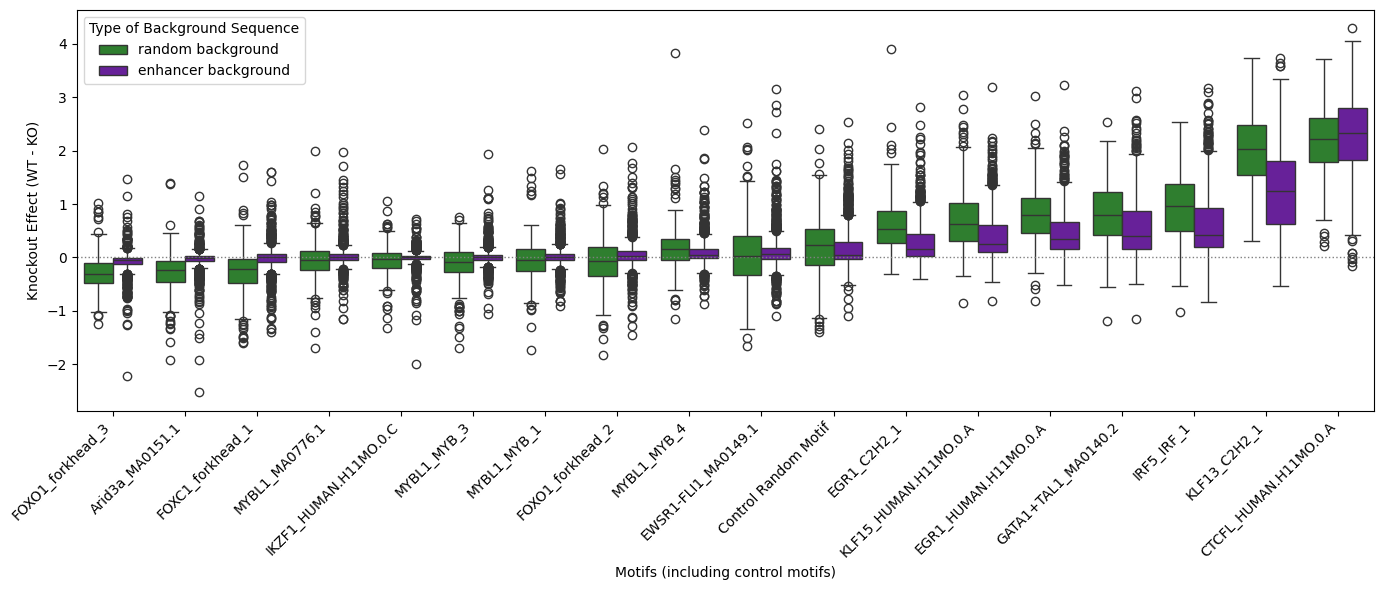
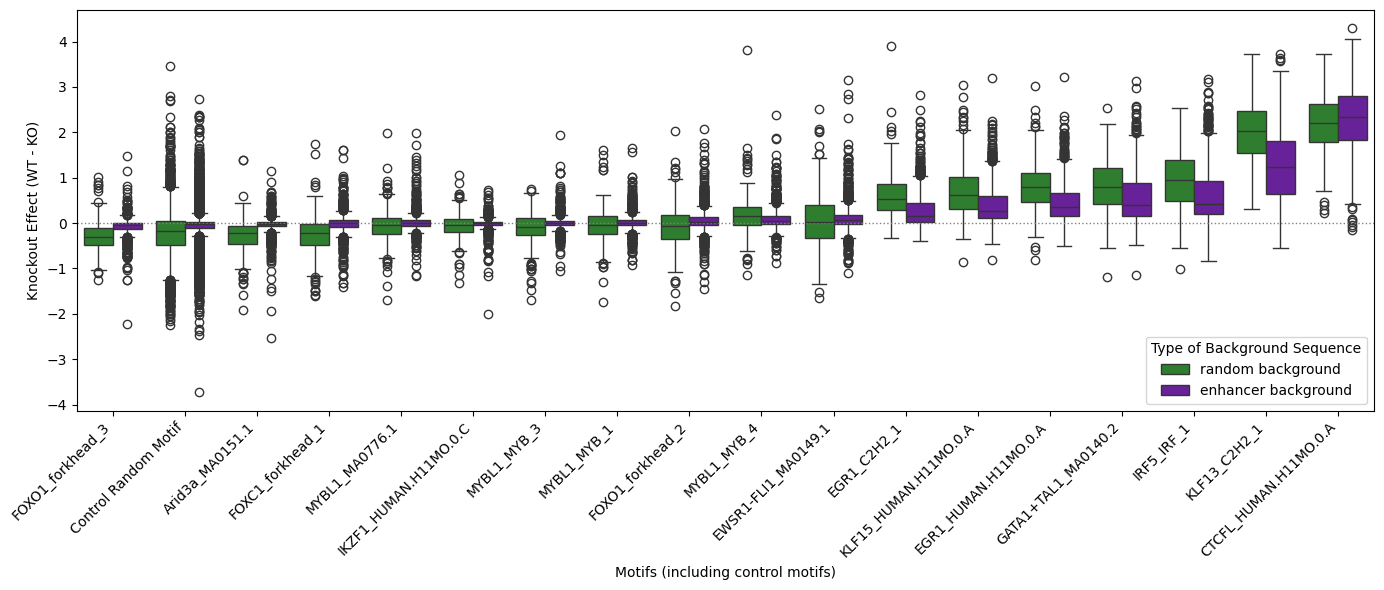
Code edit (unified diff) that turned the first committed figure into the second:
--- before
+++ after
@@ -101,4 +101,5 @@
 
 plt.savefig("/scratch/st-cdeboer-1/sambina/position_mpra/outputs/4-range/human/distribution_with_two_random_motifs.svg", format="svg")
+plt.savefig("/scratch/st-cdeboer-1/sambina/position_mpra/figures/fig4_control.svg", format="svg")
 plt.show()
 

Commit: Refactored directories